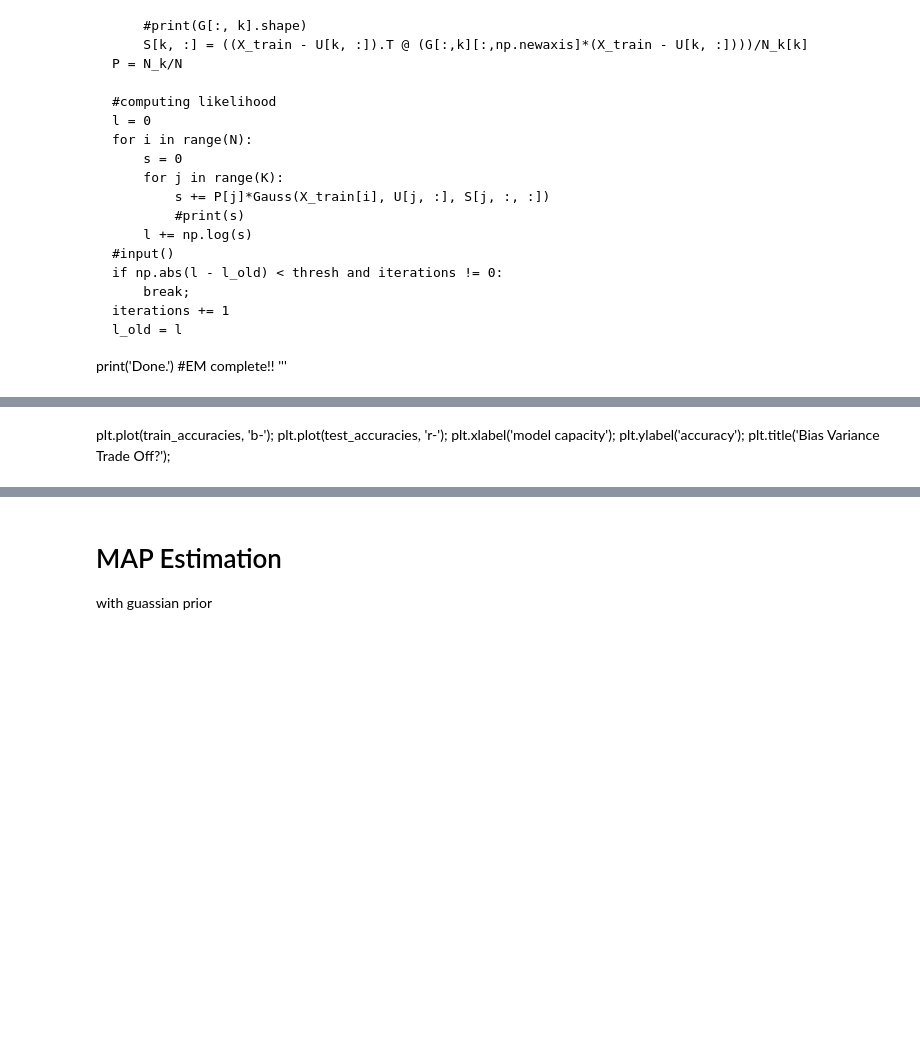
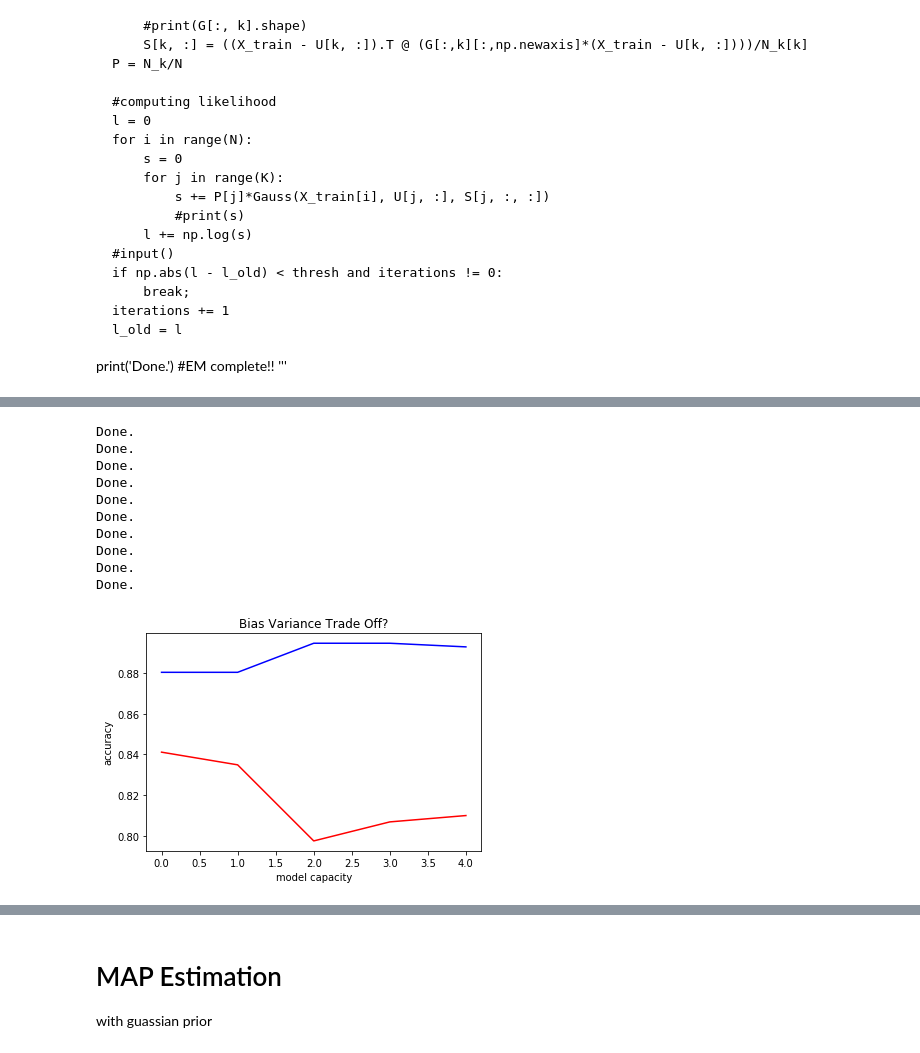
Before and after one commit to varundesai10/ELL409_Assignment1, a Jupyter notebook: question1.ipynb, the cells around one changed output, grey strips where cells are left out. Drawn from its saved outputs; the diff is of its cells as text; code cells hidden in the pictures; blank space fills up the shorter version.

Commit message:
accuracy metrics for GMM

```diff
--- a/question1.ipynb
+++ b/question1.ipynb
@@ -362,6 +335,54 @@ plt.title('Bias Variance Trade Off?');
-# %% [markdown]
-plt.plot(train_accuracies, 'b-');
-plt.plot(test_accuracies, 'r-');
-plt.xlabel('model capacity');
-plt.ylabel('accuracy');
-plt.title('Bias Variance Trade Off?');
+# %%
+#visualizing bias-variance trade off? Increasing model capacity(k) and then getting training and testing accuracies.
+train_accuracies = []
+train_loss = []
+
+test_accuracies = []
+test_loss = []
+
+#lets define... 0-1 loss
+def loss(y, y_):
+    return np.abs(y - y_)
+
+for k in range(2, 7):
+    a0 = GMM(X_0, k)
+    a1 = GMM(X_1, k)
+
+    C = np.zeros((2,2)) #[[]]
+    l = 0
+    for i in range((X_test.shape[0])):
+        y_pred = g3(X_test[i], a0, a1, 0.5)
+        l += loss(y_pred, Y_test[i])
+        C[y_pred, Y_test[i]] += 1
+    acc = (C[0,0] + C[1,1])/np.sum(C)
+    test_accuracies.append(acc)
+    test_loss.append(l)
+
+
+    C = np.zeros((2,2)) #[[]]
+    l = 0
+    for i in range((X_train.shape[0])):
+        y_pred = g3(X_train[i], a0, a1, 0.5)
+        l += loss(y_pred, Y_train[i])
+        C[y_pred, Y_train[i]] += 1
+    acc = (C[0,0] + C[1,1])/np.sum(C)
+    train_accuracies.append(acc)
+    train_loss.append(l)
+
+plt.plot(train_accuracies, 'b-');
+plt.plot(test_accuracies, 'r-');
+plt.xlabel('model capacity');
+plt.ylabel('accuracy');
+plt.title('Bias Variance Trade Off?');
+# %% [output]
+Done.
+Done.
+Done.
+Done.
+Done.
+Done.
+Done.
+Done.
+Done.
+Done.
+[figure, added]
```
Also changed, not shown: parts of 13 cells of this notebook.
